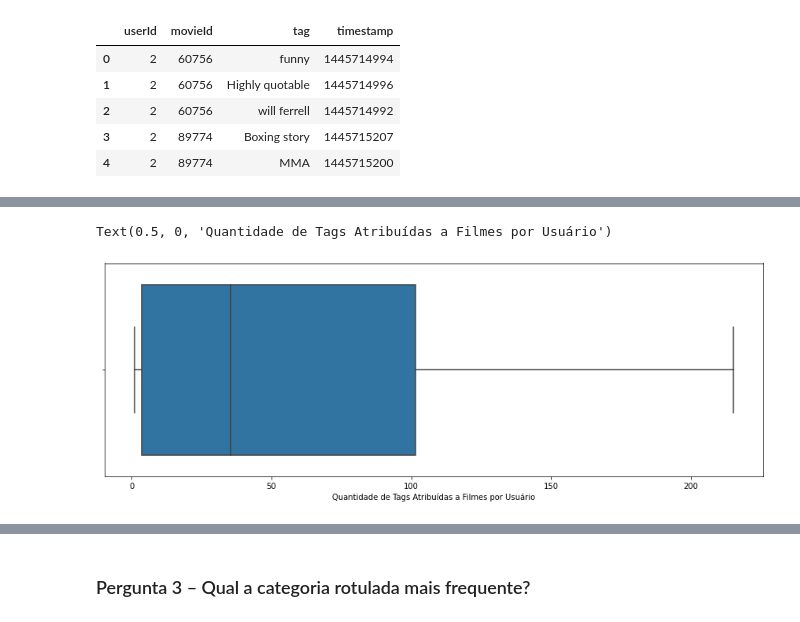
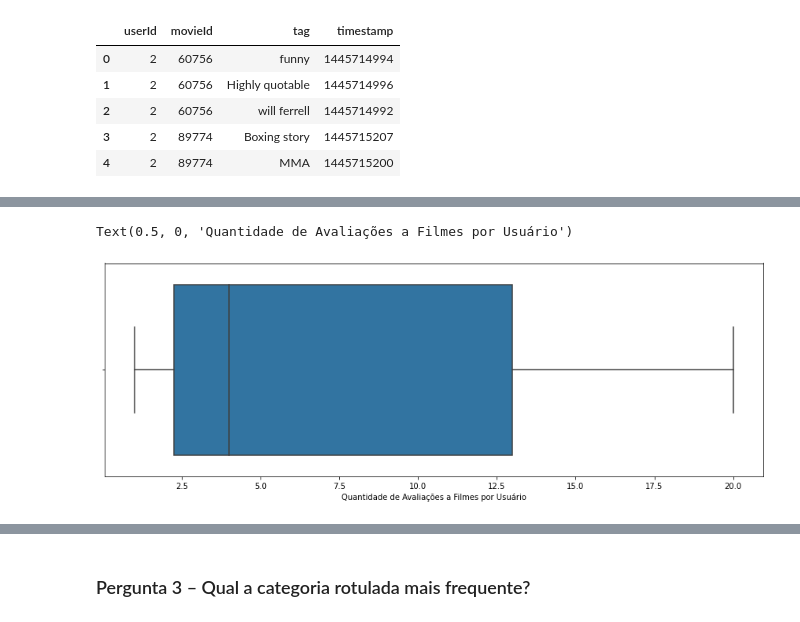
Before and after one commit to thpomari/posgraduacao, a Jupyter notebook: atividades/avaliacao_1/D1EAD-Avaliacao_1.ipynb, the cells around one changed output, grey strips where cells are left out. Saved outputs shown, nothing was run; the diff lists cells and outputs as text; code cells hidden in the pictures.

```diff
--- a/atividades/avaliacao_1/D1EAD-Avaliacao_1.ipynb
+++ b/atividades/avaliacao_1/D1EAD-Avaliacao_1.ipynb
@@ -286,8 +310,8 @@ Name: taggedMovies, dtype: float64
 # %%
 # Avaliação visual dos quartis para entender a distribuição do dado.
 plt.figure(figsize=(15, 5))
-sns.boxplot(x=user_tag_count_rate_stats, showfliers=False)
-plt.xlabel("Quantidade de Tags Atribuídas a Filmes por Usuário")
+sns.boxplot(x=df_tag_count_by_userid['taggedMovies'], showfliers=False)
+plt.xlabel("Quantidade de Avaliações a Filmes por Usuário")
 # %% [output]
-Text(0.5, 0, 'Quantidade de Tags Atribuídas a Filmes por Usuário')
+Text(0.5, 0, 'Quantidade de Avaliações a Filmes por Usuário')
-[figure, old version]
+[figure, new version]
```
Also changed, not shown: parts of 23 cells of this notebook.
